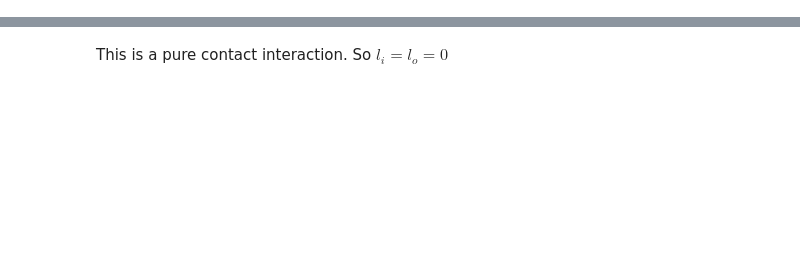
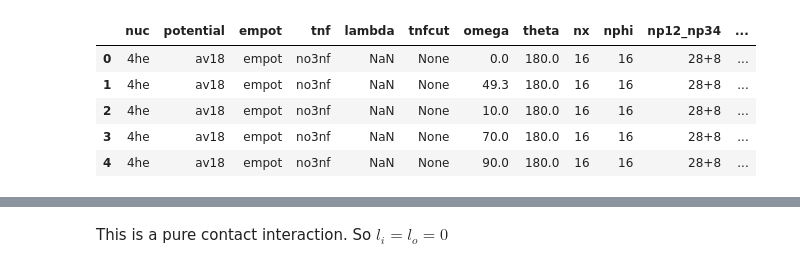
Before and after one commit to ckoerber/numpwd, a Jupyter notebook: notebooks/ff/he4-ff-2nb-contact.ipynb, the cells around one changed output, grey strips where cells are left out. Drawn from its saved outputs; the diff is of its cells as text; code cells hidden in the pictures; blank space fills up the shorter version.

```diff
--- a/notebooks/ff/he4-ff-2nb-contact.ipynb
+++ b/notebooks/ff/he4-ff-2nb-contact.ipynb
@@ -17,0 +18,8 @@ f = "compton-dens-4he-av18-empot-no3nf-om=0.00E+00-th=1.80E+02-nx=16-nphi=16-np1
+# %%
+DATA_4HE_AV18 = os.path.join(os.environ["HOME"], "data", "nuc", "4he", "av18")
+
+files = [f for f in os.listdir(DATA_4HE_AV18) if f.endswith(".h5")]
+print("First rho1b file", files[0])
+
+DATA_FF = "/home/ckoerber/data/nuc/NucleonFFData"
+print("\nFF data:", os.listdir(DATA_FF))
@@ -18 +76,17 @@ f = "compton-dens-4he-av18-empot-no3nf-om=0.00E+00-th=1.80E+02-nx=16-nphi=16-np1
+# %%
+data = [pattern.search(f).groupdict() for f in files]
+df = pd.DataFrame(data)
+for dtype, cols in dtypes.items():
+    for col in cols:
+        df[col] = df[col].astype(dtype)
+
+df["file"] = files
+df.head()
+# %% [output]
+|  | nuc | potential | empot | tnf | lambda | tnfcut | omega | theta | nx | nphi | np12_np34 | ... |
+| 0 | 4he | av18 | empot | no3nf | NaN | None | 0.0 | 180.0 | 16 | 16 | 28+8 | ... |
+| 1 | 4he | av18 | empot | no3nf | NaN | None | 49.3 | 180.0 | 16 | 16 | 28+8 | ... |
+| 2 | 4he | av18 | empot | no3nf | NaN | None | 10.0 | 180.0 | 16 | 16 | 28+8 | ... |
+| 3 | 4he | av18 | empot | no3nf | NaN | None | 70.0 | 180.0 | 16 | 16 | 28+8 | ... |
+| 4 | 4he | av18 | empot | no3nf | NaN | None | 90.0 | 180.0 | 16 | 16 | 28+8 | ... |
 # %%
```
Also changed, not shown: parts of 23 cells of this notebook.
